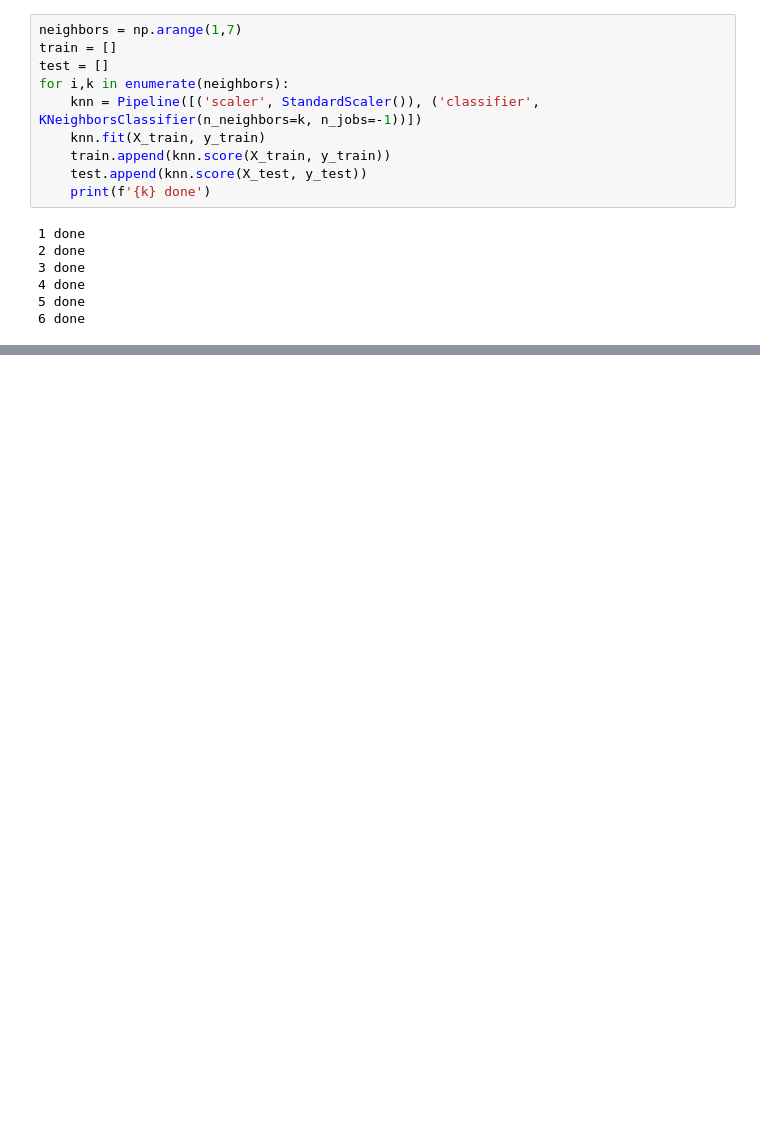
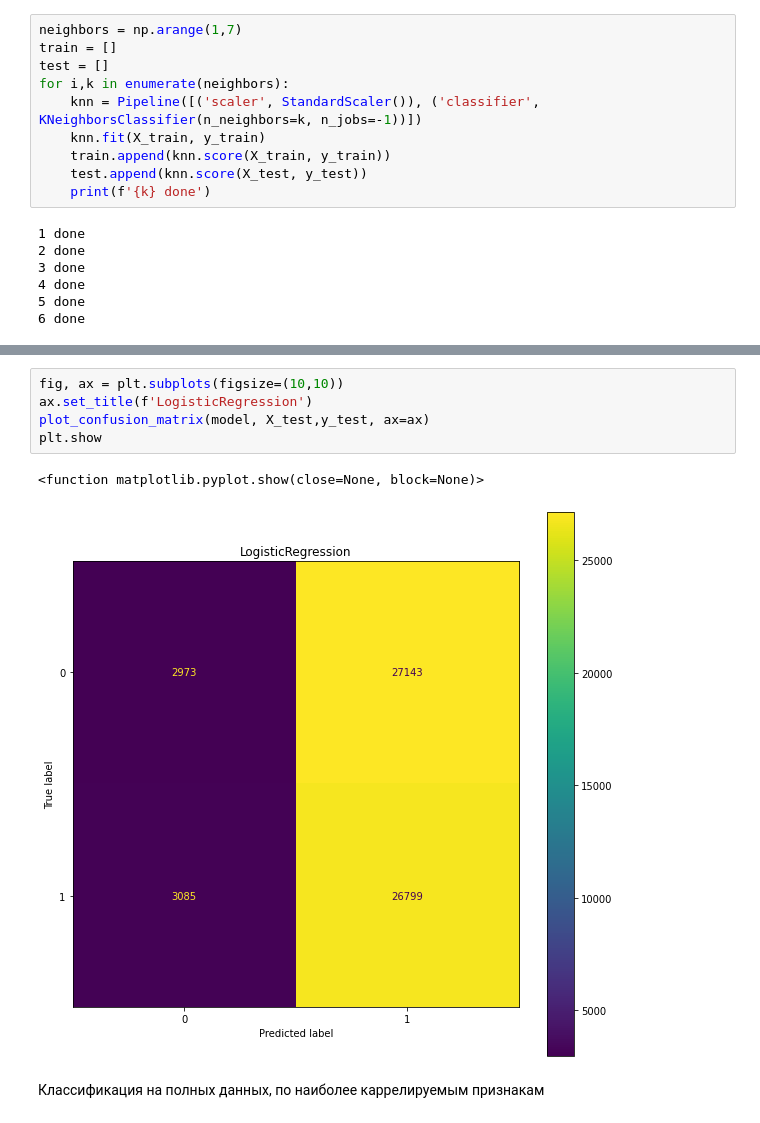
Before and after one commit to Anessivan/Ml-course, a Jupyter notebook: Airline Delays.ipynb, the cells around one changed output, grey strips where cells are left out. Cells and saved outputs as stored; diff of their text form; blank space fills up the shorter version.

```diff
--- a/Airline Delays.ipynb
+++ b/Airline Delays.ipynb
@@ -215,0 +233,10 @@ mean(cross_val_score(model, X_train, y_train))
+# %%
+fig, ax = plt.subplots(figsize=(10,10))
+ax.set_title(f'LogisticRegression')
+plot_confusion_matrix(model, X_test,y_test, ax=ax)
+plt.show
+# %% [output]
+<function matplotlib.pyplot.show(close=None, block=None)>
+[figure, added]
+# %% [markdown]
+Классификация на полных данных, по наиболее каррелируемым признакам
```
Also changed, not shown: parts of 27 cells of this notebook.
